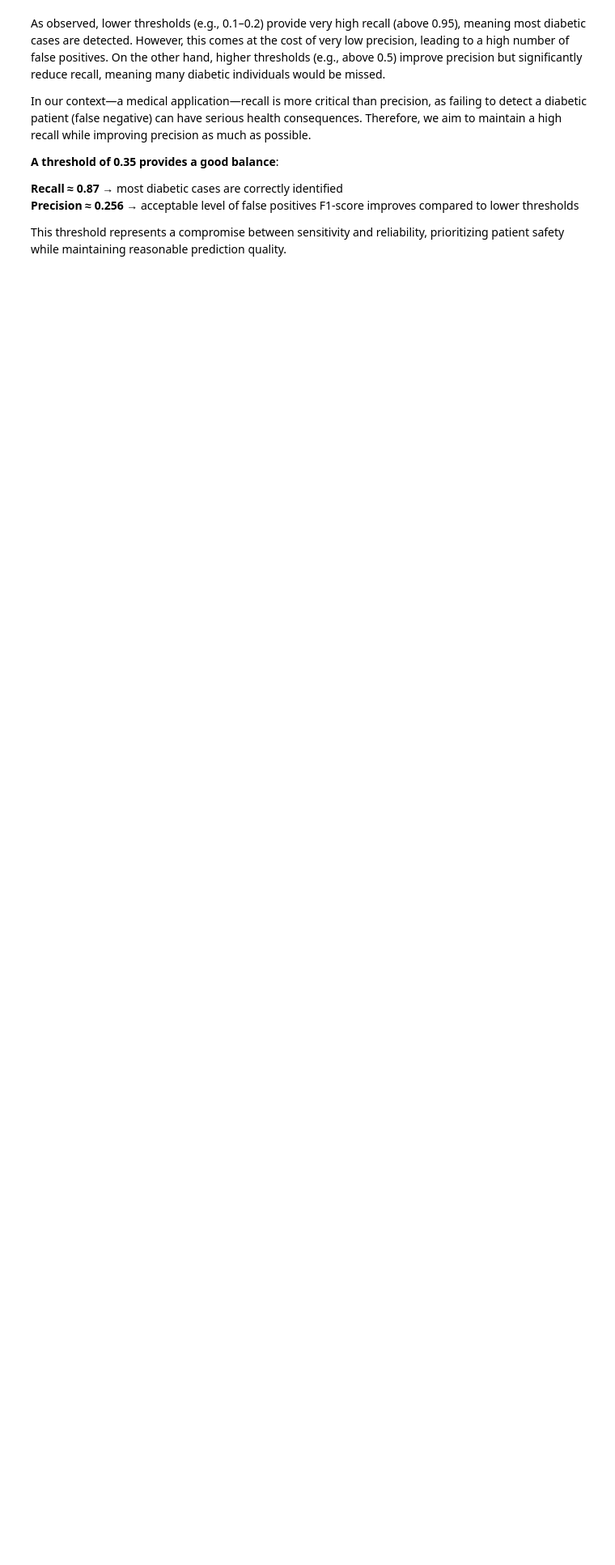
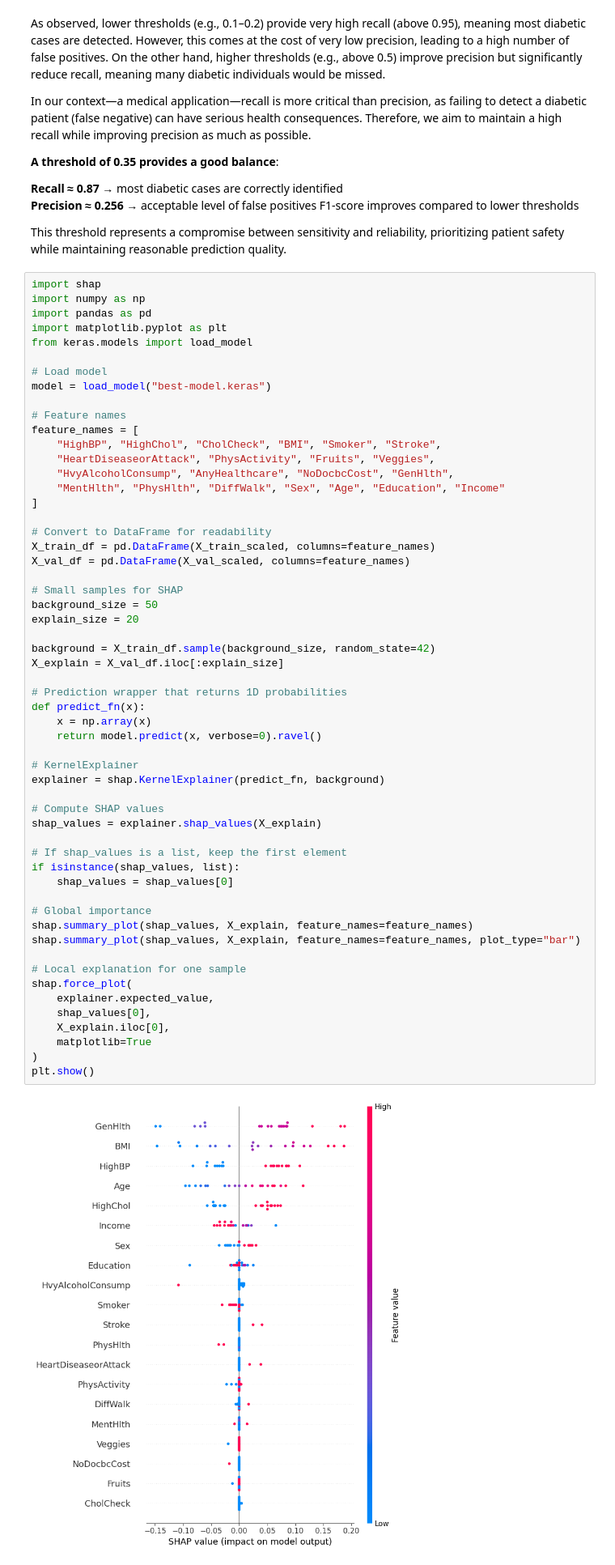
Before and after one commit to ntino67/deep-learning-group-4, a Jupyter notebook: notebook.ipynb, the cells around one changed output. Shown at 81% size. Cells and saved outputs as stored; diff of their text form; blank space fills up the shorter version.

Commit message:
Shap values

```diff
--- a/notebook.ipynb
+++ b/notebook.ipynb
@@ -379,3 +449,61 @@ __Precision ≈ 0.256__ → acceptable level of false positives
 F1-score improves compared to lower thresholds
 
 This threshold represents a compromise between sensitivity and reliability, prioritizing patient safety while maintaining reasonable prediction quality.
+# %%
+import shap
+import numpy as np
+import pandas as pd
+import matplotlib.pyplot as plt
+from keras.models import load_model
+
+# Load model
+model = load_model("best-model.keras")
+
+# Feature names
+feature_names = [
+    "HighBP", "HighChol", "CholCheck", "BMI", "Smoker", "Stroke",
+    "HeartDiseaseorAttack", "PhysActivity", "Fruits", "Veggies",
+    "HvyAlcoholConsump", "AnyHealthcare", "NoDocbcCost", "GenHlth",
+    "MentHlth", "PhysHlth", "DiffWalk", "Sex", "Age", "Education", "Income"
+]
+
+# Convert to DataFrame for readability
+X_train_df = pd.DataFrame(X_train_scaled, columns=feature_names)
+X_val_df = pd.DataFrame(X_val_scaled, columns=feature_names)
+
+# Small samples for SHAP
+background_size = 50
+explain_size = 20
+
+background = X_train_df.sample(background_size, random_state=42)
+X_explain = X_val_df.iloc[:explain_size]
+
+# Prediction wrapper that returns 1D probabilities
+def predict_fn(x):
+    x = np.array(x)
+    return model.predict(x, verbose=0).ravel()
+
+# KernelExplainer
+explainer = shap.KernelExplainer(predict_fn, background)
+
+# Compute SHAP values
+shap_values = explainer.shap_values(X_explain)
+
+# If shap_values is a list, keep the first element
+if isinstance(shap_values, list):
+    shap_values = shap_values[0]
+
+# Global importance
+shap.summary_plot(shap_values, X_explain, feature_names=feature_names)
+shap.summary_plot(shap_values, X_explain, feature_names=feature_names, plot_type="bar")
+
+# Local explanation for one sample
+shap.force_plot(
+    explainer.expected_value,
+    shap_values[0],
+    X_explain.iloc[0],
+    matplotlib=True
+)
+plt.show()
+# %% [output]
+[figure, added]
```
Also changed, not shown: parts of 14 cells of this notebook, 3 other files.
